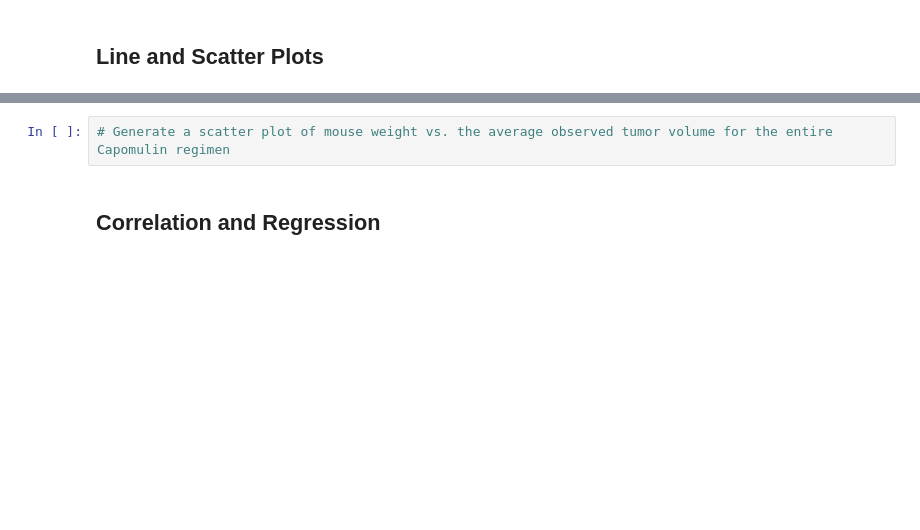
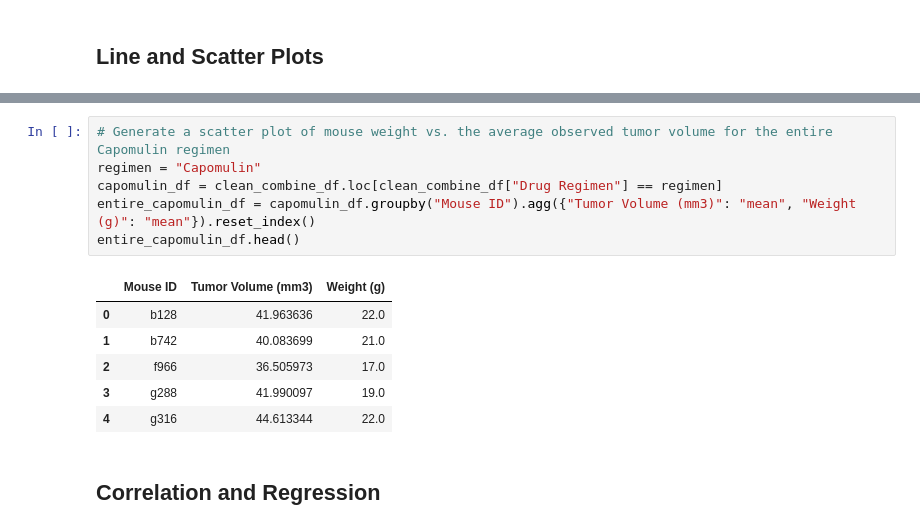
Before and after one commit to gydata5/Data_Visualization_Pharma, a Jupyter notebook: Pymaceuticals/pymaceuticals_starter.ipynb, the cells around one changed output, grey strips where cells are left out. Cells and saved outputs as stored; diff of their text form; blank space fills up the shorter version.

```diff
--- a/Pymaceuticals/pymaceuticals_starter.ipynb
+++ b/Pymaceuticals/pymaceuticals_starter.ipynb
@@ -374,4 +408,15 @@ plt.show()
 # %%
 # Generate a scatter plot of mouse weight vs. the average observed tumor volume for the entire Capomulin regimen
+regimen = "Capomulin"
+capomulin_df = clean_combine_df.loc[clean_combine_df["Drug Regimen"] == regimen]
+entire_capomulin_df = capomulin_df.groupby("Mouse ID").agg({"Tumor Volume (mm3)": "mean", "Weight (g)": "mean"}).reset_index()
+entire_capomulin_df.head()
+# %% [output]
+|  | Mouse ID | Tumor Volume (mm3) | Weight (g) |
+| 0 | b128 | 41.963636 | 22.0 |
+| 1 | b742 | 40.083699 | 21.0 |
+| 2 | f966 | 36.505973 | 17.0 |
+| 3 | g288 | 41.990097 | 19.0 |
+| 4 | g316 | 44.613344 | 22.0 |
 # %% [markdown]
 ## Correlation and Regression
```
Also changed, not shown: parts of 6 cells of this notebook.
